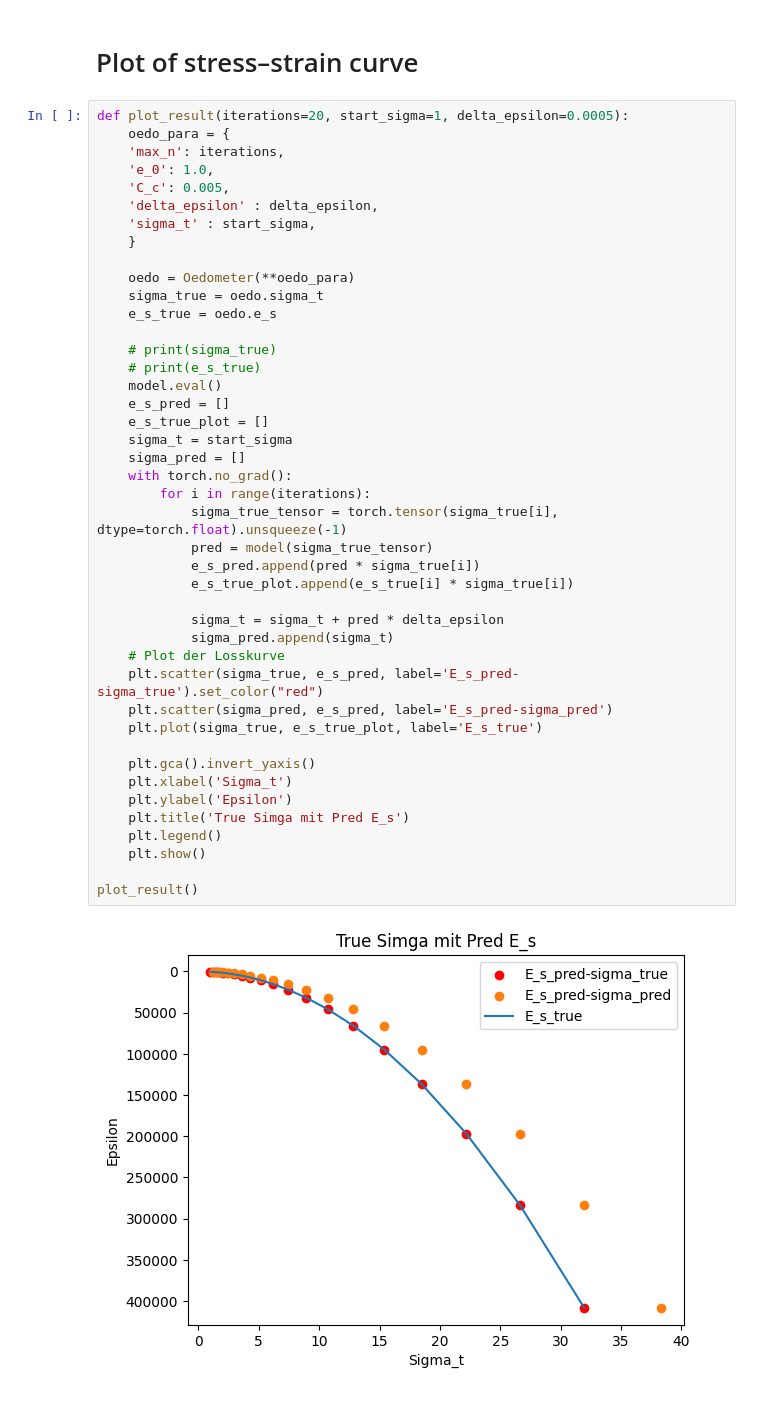
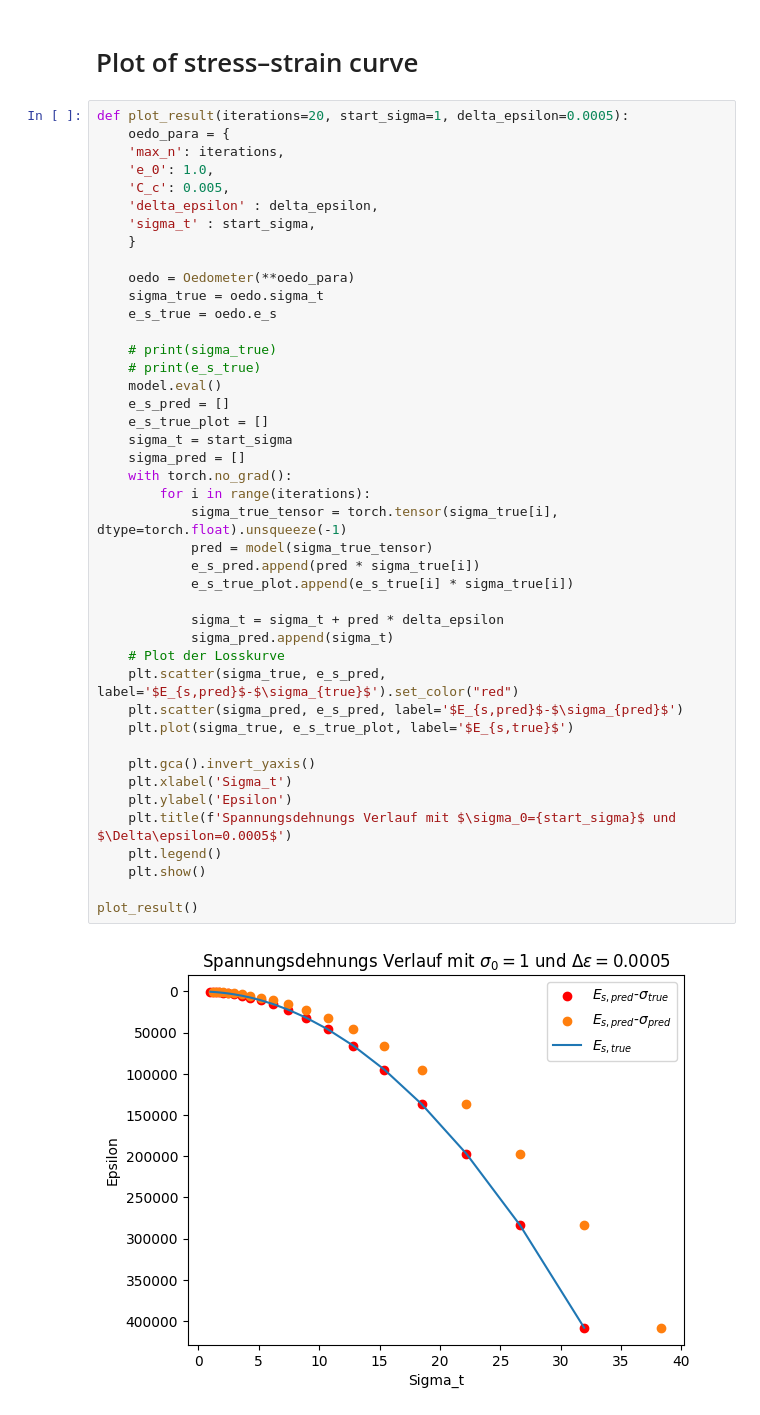
Before and after one commit to BesT1CooKie1/nn_oedometer, a Jupyter notebook: 01_oedometer_pytorch.ipynb, the cells around one changed output. Cells and saved outputs as stored; diff of their text form.

```diff
--- a/01_oedometer_pytorch.ipynb
+++ b/01_oedometer_pytorch.ipynb
@@ -198,35 +198,35 @@ def plot_result(iterations=20, start_sigma=1, delta_epsilon=0.0005):
     oedo = Oedometer(**oedo_para)
     sigma_true = oedo.sigma_t
     e_s_true = oedo.e_s
 
     # print(sigma_true)
     # print(e_s_true)
     model.eval()
     e_s_pred = []
     e_s_true_plot = []
     sigma_t = start_sigma
     sigma_pred = []
     with torch.no_grad():
         for i in range(iterations):
             sigma_true_tensor = torch.tensor(sigma_true[i], dtype=torch.float).unsqueeze(-1)
             pred = model(sigma_true_tensor)
             e_s_pred.append(pred * sigma_true[i])
             e_s_true_plot.append(e_s_true[i] * sigma_true[i])
 
             sigma_t = sigma_t + pred * delta_epsilon
             sigma_pred.append(sigma_t)
     # Plot der Losskurve
-    plt.scatter(sigma_true, e_s_pred, label='E_s_pred-sigma_true').set_color("red")
-    plt.scatter(sigma_pred, e_s_pred, label='E_s_pred-sigma_pred')
-    plt.plot(sigma_true, e_s_true_plot, label='E_s_true')
+    plt.scatter(sigma_true, e_s_pred, label='$E_{s,pred}$-$\sigma_{true}$').set_color("red")
+    plt.scatter(sigma_pred, e_s_pred, label='$E_{s,pred}$-$\sigma_{pred}$')
+    plt.plot(sigma_true, e_s_true_plot, label='$E_{s,true}$')
 
     plt.gca().invert_yaxis()
     plt.xlabel('Sigma_t')
     plt.ylabel('Epsilon')
-    plt.title('True Simga mit Pred E_s')
+    plt.title(f'Spannungsdehnungs Verlauf mit $\sigma_0={start_sigma}$ und $\Delta\epsilon=0.0005$')
     plt.legend()
     plt.show()
 
 plot_result()
 # %% [output]
-[figure, old version]
+[figure, new version]
```
Also changed, not shown: parts of 5 cells of this notebook, 5 other files.
